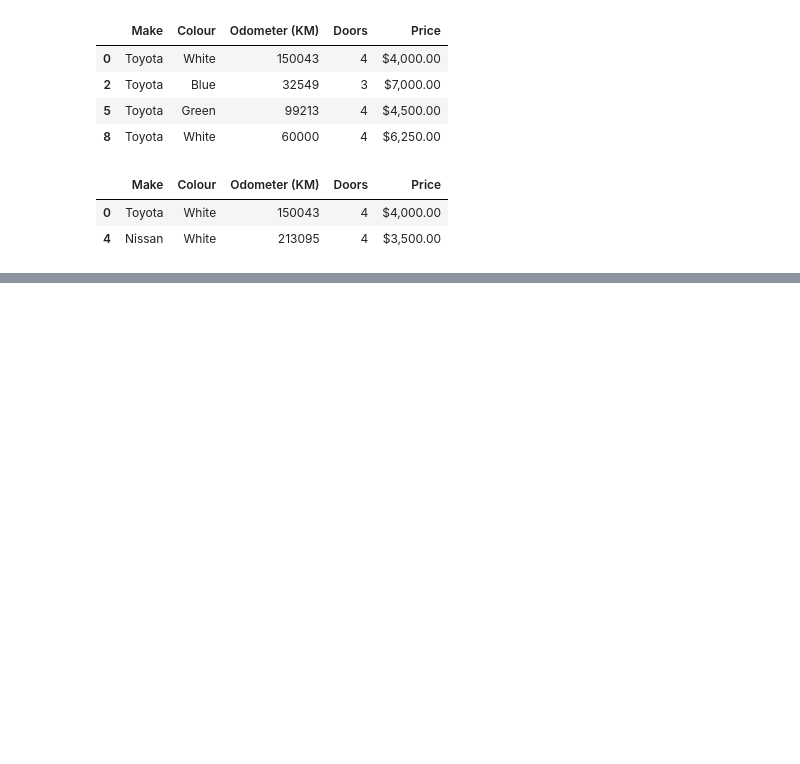
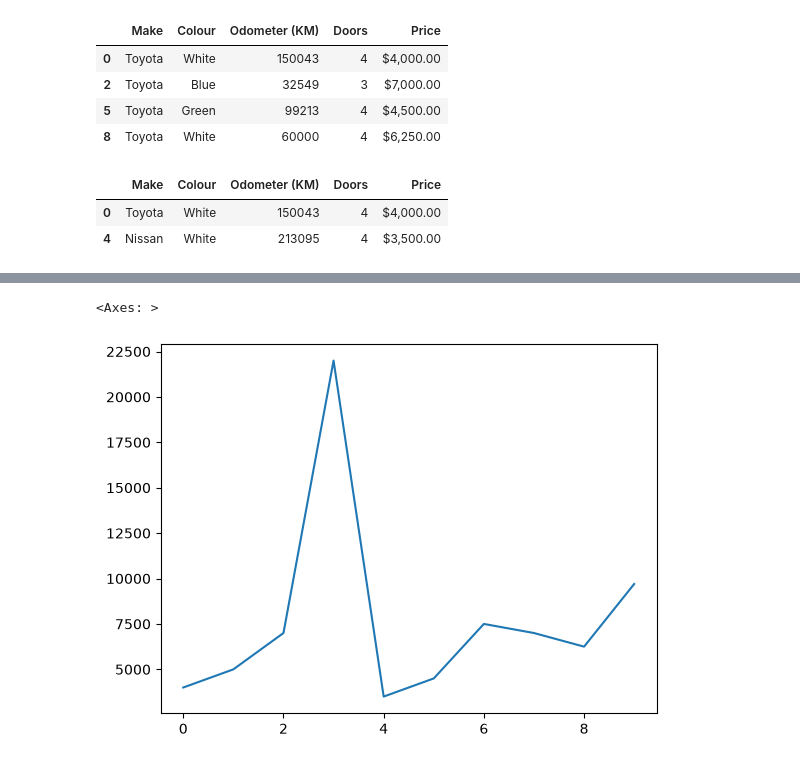
Before and after one commit to sujit-libi/learning-tensorflow, a Jupyter notebook: 01-learning-pandas/exercise/03-selecting-and-viewing-data-with-pandas.ipynb, the cells around one changed output, grey strips where cells are left out. Saved outputs shown, nothing was run; the diff lists cells and outputs as text; code cells hidden in the pictures; blank space fills up the shorter version.

```diff
--- a/01-learning-pandas/exercise/03-selecting-and-viewing-data-with-pandas.ipynb
+++ b/01-learning-pandas/exercise/03-selecting-and-viewing-data-with-pandas.ipynb
@@ -205,0 +275,5 @@ car_sales[car_sales["Odometer (KM)"] > 100000]
+# %%
+car_sales["Price"].plot()
+# %% [output]
+<Axes: >
+[figure, added]
```
Also changed, not shown: parts of 9 cells of this notebook.
